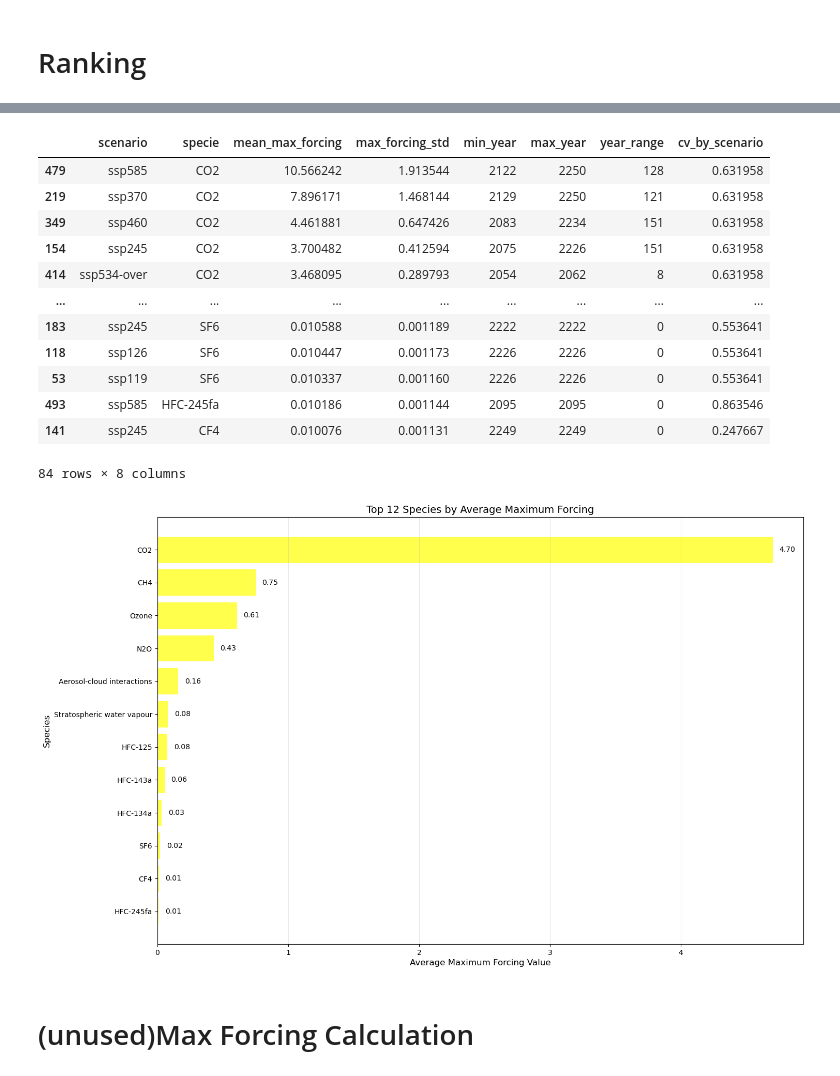
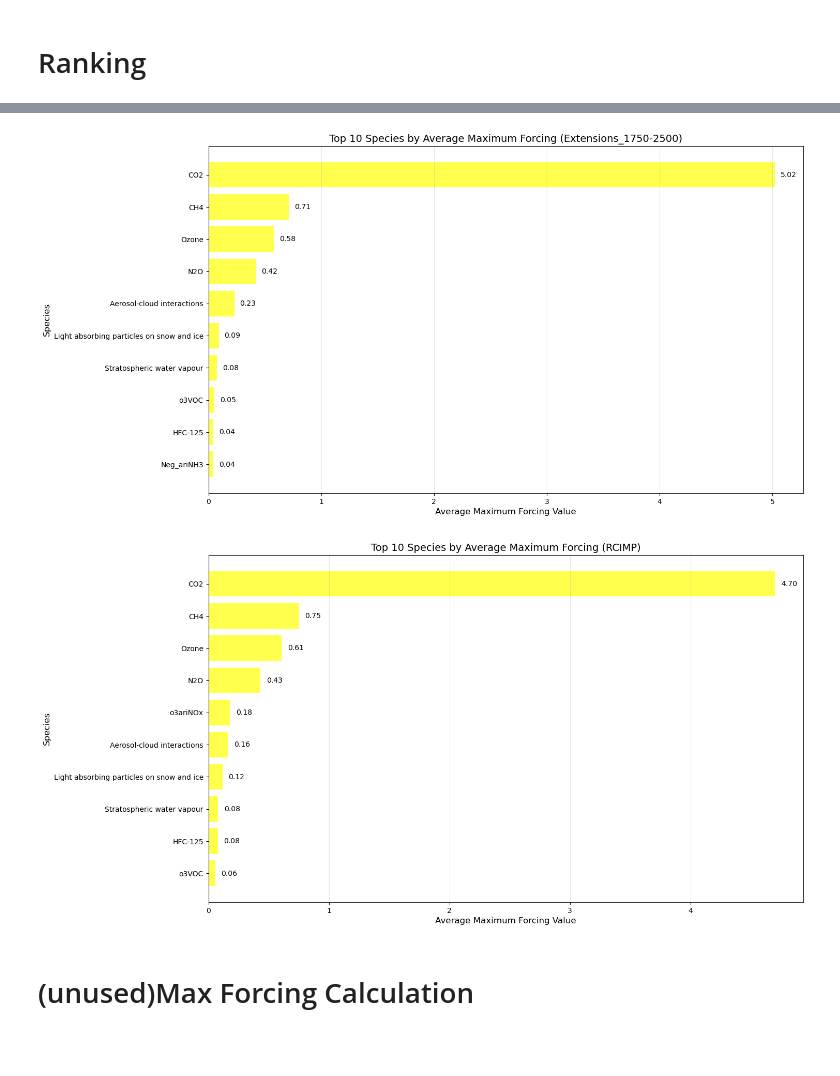
Before and after one commit to xuxingcheng/FAIR-emission-climate-model, a Jupyter notebook: Max Forcing Analysis.ipynb, the cells around one changed output, grey strips where cells are left out. Cells and saved outputs as stored; diff of their text form; code cells hidden in the pictures; blank space fills up the shorter version.

```diff
--- a/Max Forcing Analysis.ipynb
+++ b/Max Forcing Analysis.ipynb
@@ -291,38 +427,18 @@ Include species related to Aerosal intercations
 # %%
-def ranking(forcing_df, max_threshold, cv_threshold, output_number = 100000000, dropna = False):
-    if dropna:
-        forcing_df = forcing_df.dropna()
-
-    forcing_df["std_by_scenario"] = forcing_df.groupby('specie')['mean_max_forcing'].transform('std')
-    forcing_df["mean_by_scenario"] = forcing_df.groupby('specie')['mean_max_forcing'].transform('mean')
-    forcing_df["cv_by_scenario"] = forcing_df["std_by_scenario"]/forcing_df["mean_by_scenario"]
-    forcing_df.drop(columns=["std_by_scenario", "mean_by_scenario"], inplace=True)
+def ranking(forcing_df, max_threshold, cv_threshold, output_number = 100000000):
 
     forcing_df = forcing_df[forcing_df['mean_max_forcing'] > max_threshold]
     forcing_df = forcing_df[forcing_df['cv_by_scenario'] > cv_threshold]
 
     return forcing_df.sort_values("mean_max_forcing", ascending = False).head(output_number)
 
-ranked_df = ranking(summary_df, 0.01, 0.1)
-ranked_df
+ranked_df_cali = ranking(summary_cali.copy(), 0.000000001, 0.00000000001)
+ranked_df_rcimp = ranking(summary_rcimp.copy(), 0.000000001, 0.00000000001)
+plot_top(ranked_df_cali, 10, '(Extensions_1750-2500)')
+plot_top(ranked_df_rcimp, 10, '(RCIMP)')
 # %% [output]
-|  | scenario | specie | mean_max_forcing | max_forcing_std | min_year | max_year | year_range | cv_by_scenario |
-| 479 | ssp585 | CO2 | 10.566242 | 1.913544 | 2122 | 2250 | 128 | 0.631958 |
-| 219 | ssp370 | CO2 | 7.896171 | 1.468144 | 2129 | 2250 | 121 | 0.631958 |
-| 349 | ssp460 | CO2 | 4.461881 | 0.647426 | 2083 | 2234 | 151 | 0.631958 |
-| 154 | ssp245 | CO2 | 3.700482 | 0.412594 | 2075 | 2226 | 151 | 0.631958 |
-| 414 | ssp534-over | CO2 | 3.468095 | 0.289793 | 2054 | 2062 | 8 | 0.631958 |
-| ... | ... | ... | ... | ... | ... | ... | ... | ... |
-| 183 | ssp245 | SF6 | 0.010588 | 0.001189 | 2222 | 2222 | 0 | 0.553641 |
-| 118 | ssp126 | SF6 | 0.010447 | 0.001173 | 2226 | 2226 | 0 | 0.553641 |
-| 53 | ssp119 | SF6 | 0.010337 | 0.001160 | 2226 | 2226 | 0 | 0.553641 |
-| 493 | ssp585 | HFC-245fa | 0.010186 | 0.001144 | 2095 | 2095 | 0 | 0.863546 |
-| 141 | ssp245 | CF4 | 0.010076 | 0.001131 | 2249 | 2249 | 0 | 0.247667 |
-84 rows × 8 columns
+[figure, added]
+[figure, added]
-# %%
-plot_top(ranked_df, 20)
-# %% [output]
-[figure, removed]
 # %% [markdown]
 # (unused)Max Forcing Calculation
 # %%
```
Also changed, not shown: parts of 23 cells of this notebook, 3 other files.
